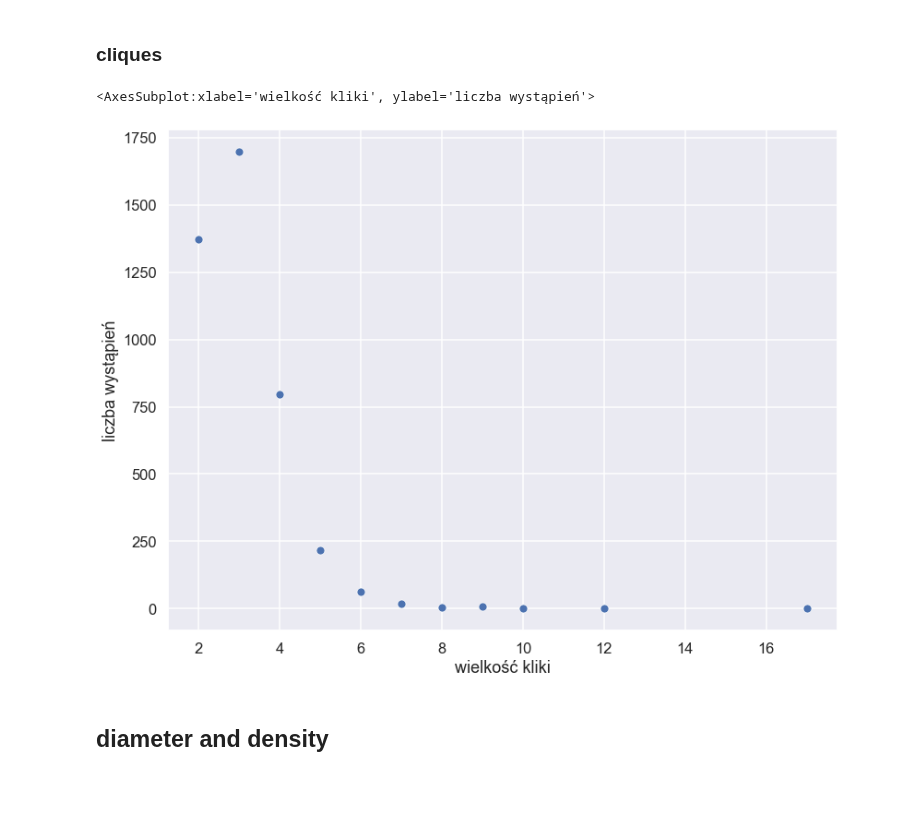
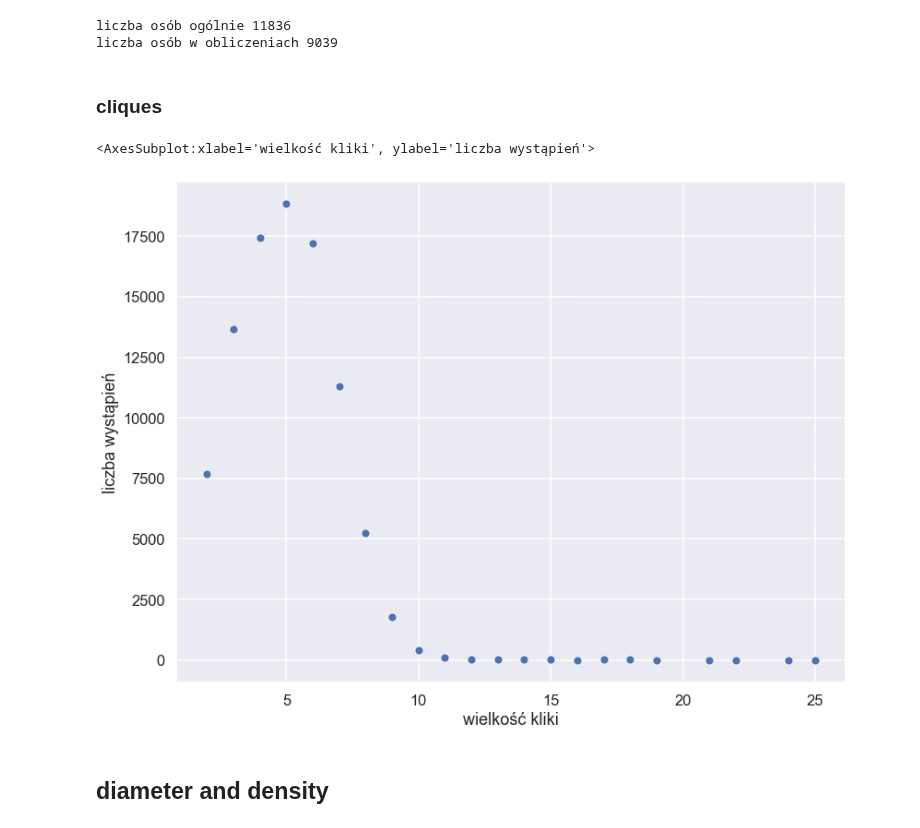
Before and after one commit to L3ni0/pornhub-project, a Jupyter notebook: analyst.ipynb, the cells around one changed output. Cells and saved outputs as stored; diff of their text form; code cells hidden in the pictures; blank space fills up the shorter version.

```diff
--- a/analyst.ipynb
+++ b/analyst.ipynb
@@ -15,21 +15,24 @@ sns.color_palette("tab10")
 
 
 graph = PornGraph()
-graph.from_csv('merged.csv')
+graph.from_csv('converted.csv')
+# %% [output]
+liczba osób ogólnie 11836
+liczba osób w obliczeniach 9039
 # %% [markdown]
 ### cliques
 # %%
 list_of_cliques = [len(x) for x in graph.biggest_clique()]
 
 data = Counter(list_of_cliques)
 data = pd.DataFrame(list(zip(data.keys(), data.values())), columns=['wielkość kliki', 'liczba wystąpień'])
 
-colors = ['orange' for _ in df]
+
 plt.figure(figsize=(13,10))
-sns.scatterplot(data, x='wielkość kliki',y='liczba wystąpień', palette=colors)
+sns.scatterplot(data, x='wielkość kliki',y='liczba wystąpień')
 # %% [output]
 <AxesSubplot:xlabel='wielkość kliki', ylabel='liczba wystąpień'>
-[figure, old version]
+[figure, new version]
 # %% [markdown]
 ## diameter and density
 # %%
```
Also changed, not shown: parts of 5 cells of this notebook, 4 other files.
